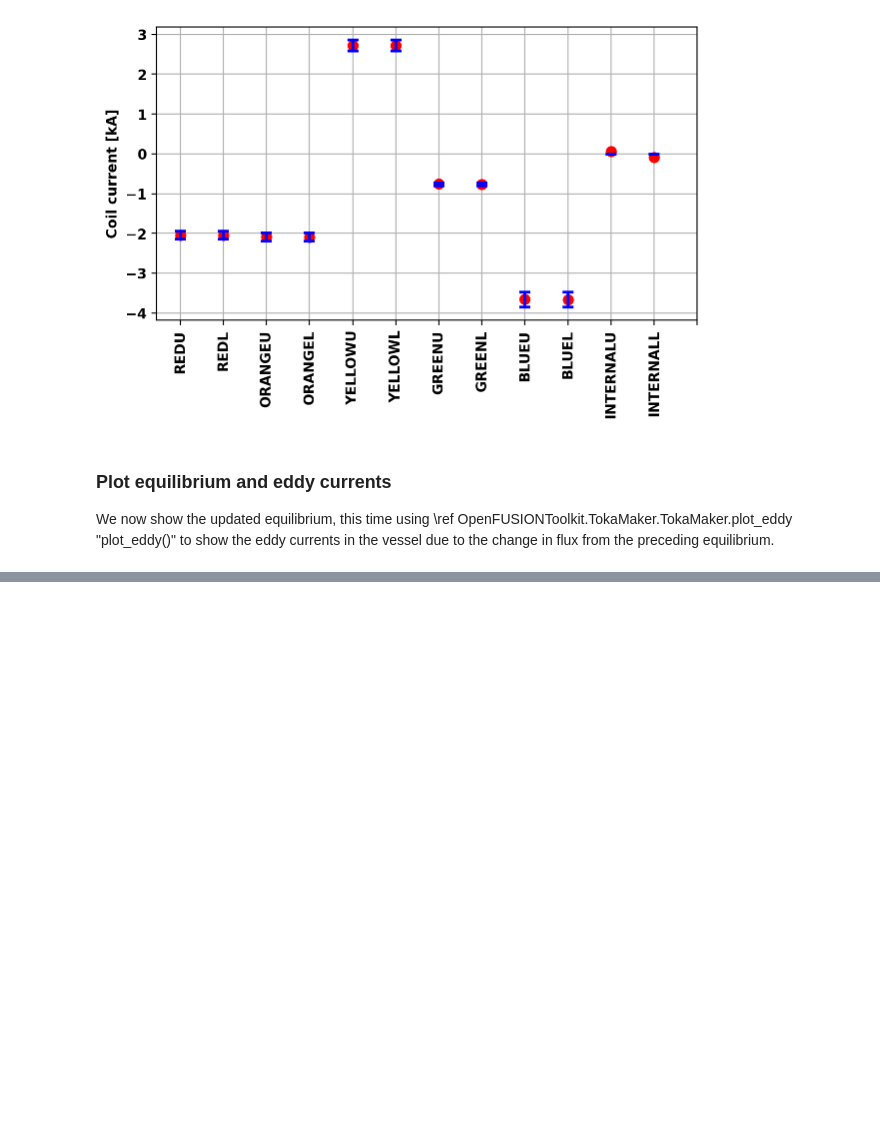
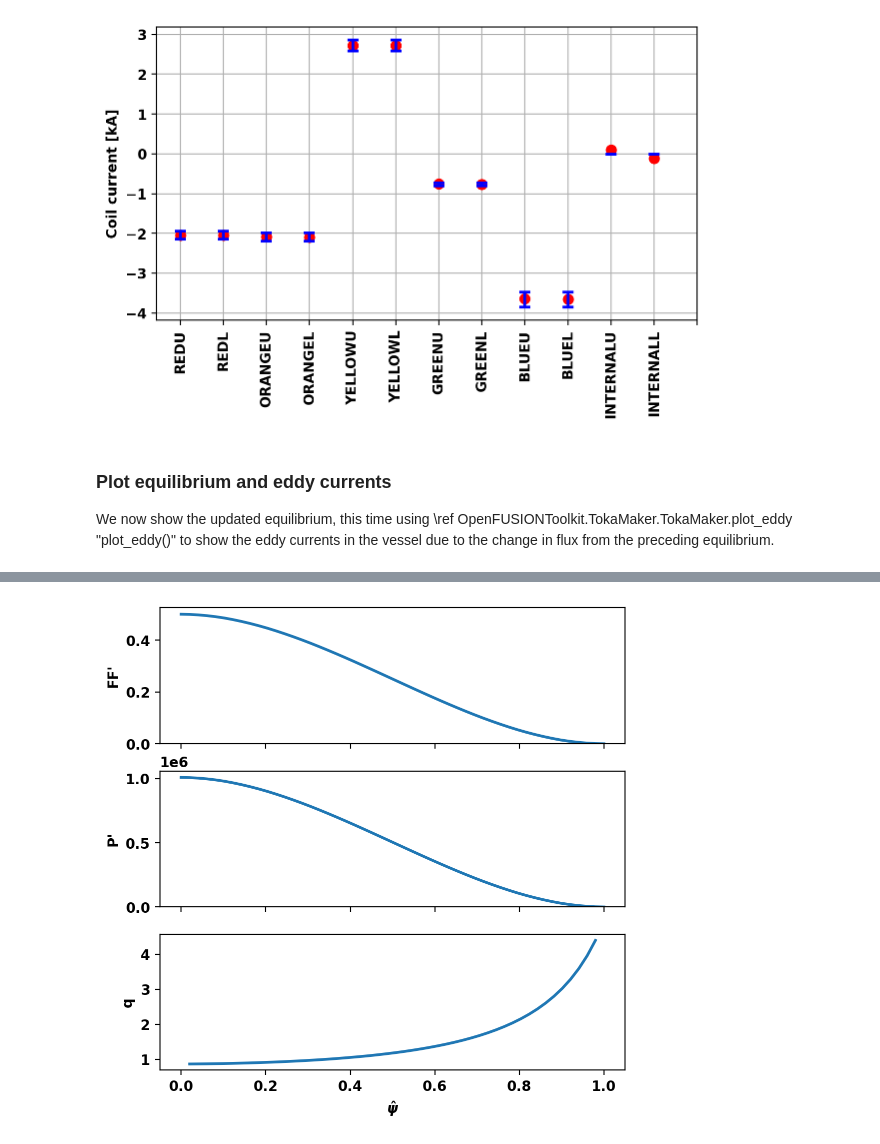
Before and after one commit to hansec/OpenFUSIONToolkit, a Jupyter notebook: src/examples/TokaMaker/LTX/LTX_recon_ex.ipynb, the cells around one changed output, grey strips where cells are left out. Drawn from its saved outputs; the diff is of its cells as text; code cells hidden in the pictures; blank space fills up the shorter version.

```diff
--- a/src/examples/TokaMaker/LTX/LTX_recon_ex.ipynb
+++ b/src/examples/TokaMaker/LTX/LTX_recon_ex.ipynb
@@ -402,0 +404,18 @@ Starting CG solver
+# %%
+psi,f,fp,p,pp = mygs.get_profiles()
+psi_q,qvals,ravgs,dl,rbounds,zbounds = mygs.get_q()
+fig, ax = plt.subplots(3,1,sharex=True)
+# Plot F*F'
+ax[0].plot(psi,f*fp)
+ax[0].set_ylim(bottom=0.0)
+ax[0].set_ylabel("FF'")
+# Plot P'
+ax[1].plot(psi,pp)
+ax[1].set_ylim(bottom=0.0)
+ax[1].set_ylabel("P'")
+# Plot q
+ax[2].plot(psi_q,qvals)
+ax[2].set_ylabel("q")
+_ = ax[-1].set_xlabel(r"$\hat{\psi}$")
+# %% [output]
+[figure, added]
```
Also changed, not shown: parts of 7 cells of this notebook, 1 other file.
